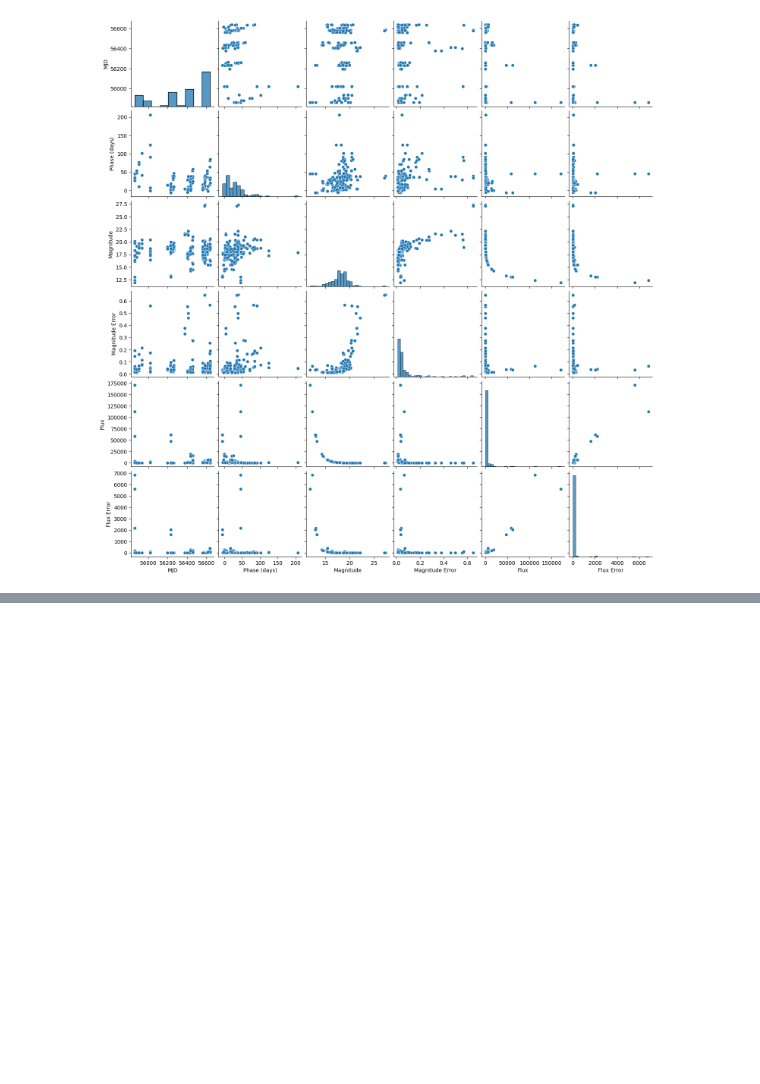
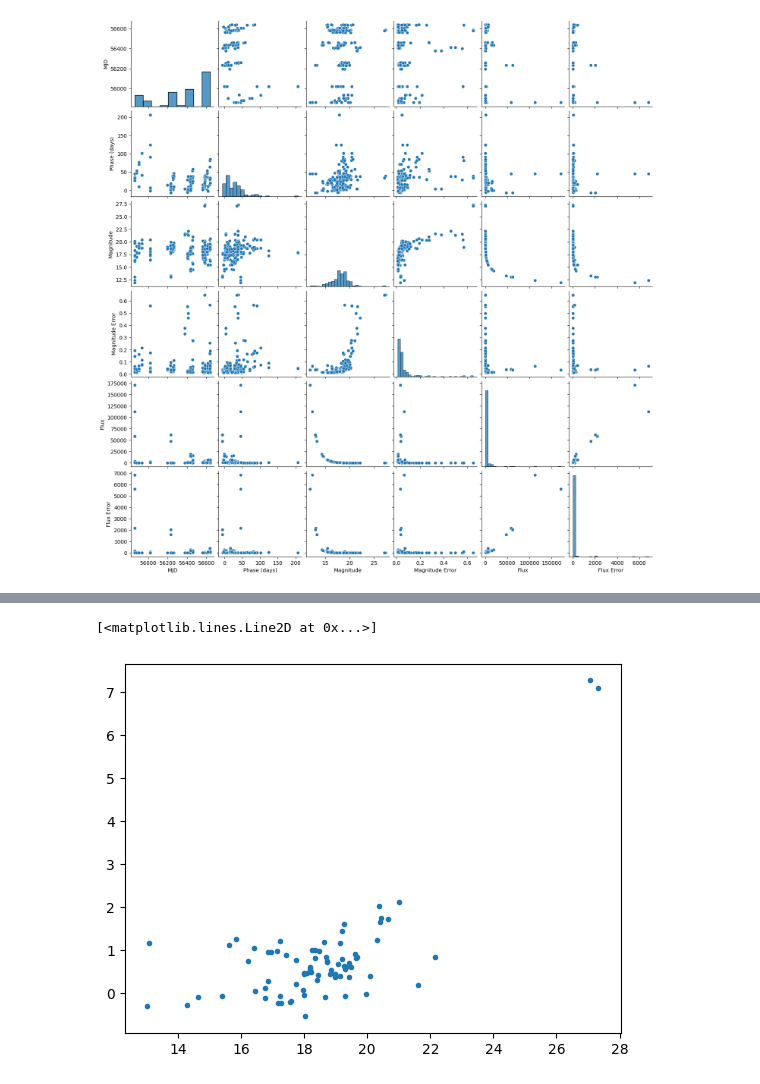
Before and after one commit to mnilsson8/Cube, a Jupyter notebook: start.ipynb, the cells around one changed output, grey strips where cells are left out. Drawn from its saved outputs; the diff is of its cells as text; code cells hidden in the pictures; blank space fills up the shorter version.

Commit message:
Now with colors and an attempt at delta mags

```diff
--- a/start.ipynb
+++ b/start.ipynb
@@ -52,0 +78,21 @@ sb.pairplot(SweetSpot)
+# %%
+SweetSpot["Color (J-H)"] = np.nan
+SweetSpot["Color Error"] = np.nan
+SweetSpot["Delta T2"] = np.nan
+# %%
+for i in range(len(SweetSpot["Name"])):
+    for j in range(len(SweetSpot["Name"])):
+        if i != j and SweetSpot["Name"][i] == SweetSpot["Name"][j]:
+            if np.abs(SweetSpot["MJD"][i]-SweetSpot["MJD"][j]) < 1:
+                if SweetSpot["Filter"][i] == "WHIRCJ" and SweetSpot["Filter"][j] == "WHIRCH":
+                    J_H = SweetSpot["Magnitude"][i] - SweetSpot["Magnitude"][j]
+                    J_H_error = np.sqrt(SweetSpot["Magnitude Error"][i]**2+SweetSpot["Magnitude Error"][j]**2)
+                    SweetSpot["Color (J-H)"][i] = J_H
+                    SweetSpot["Color Error"][i] = J_H_error
+                    SweetSpot["Delta T2"] = np.abs(SweetSpot["MJD"][i]-SweetSpot["MJD"][j])
+                elif SweetSpot["Filter"][j] == "WHIRCJ" and SweetSpot["Filter"][i] == "WHIRCH":
+                    J_H = SweetSpot["Magnitude"][j] - SweetSpot["Magnitude"][i]
+                    J_H_error = np.sqrt(SweetSpot["Magnitude Error"][i]**2+SweetSpot["Magnitude Error"][j]**2)
+                    SweetSpot["Color (J-H)"][i] = J_H
+                    SweetSpot["Color Error"][i] = J_H_error
+SweetSpot
@@ -52,0 +143,6 @@ sb.pairplot(SweetSpot)
+# %%
+only_J = SweetSpot["Filter"]=="WHIRCJ"
+plt.plot(SweetSpot["Magnitude"][only_J],SweetSpot["Color (J-H)"][only_J],".")
+# %% [output]
+[<matplotlib.lines.Line2D at 0x...>]
+[figure, added]
```
Also changed, not shown: parts of 12 cells of this notebook.
